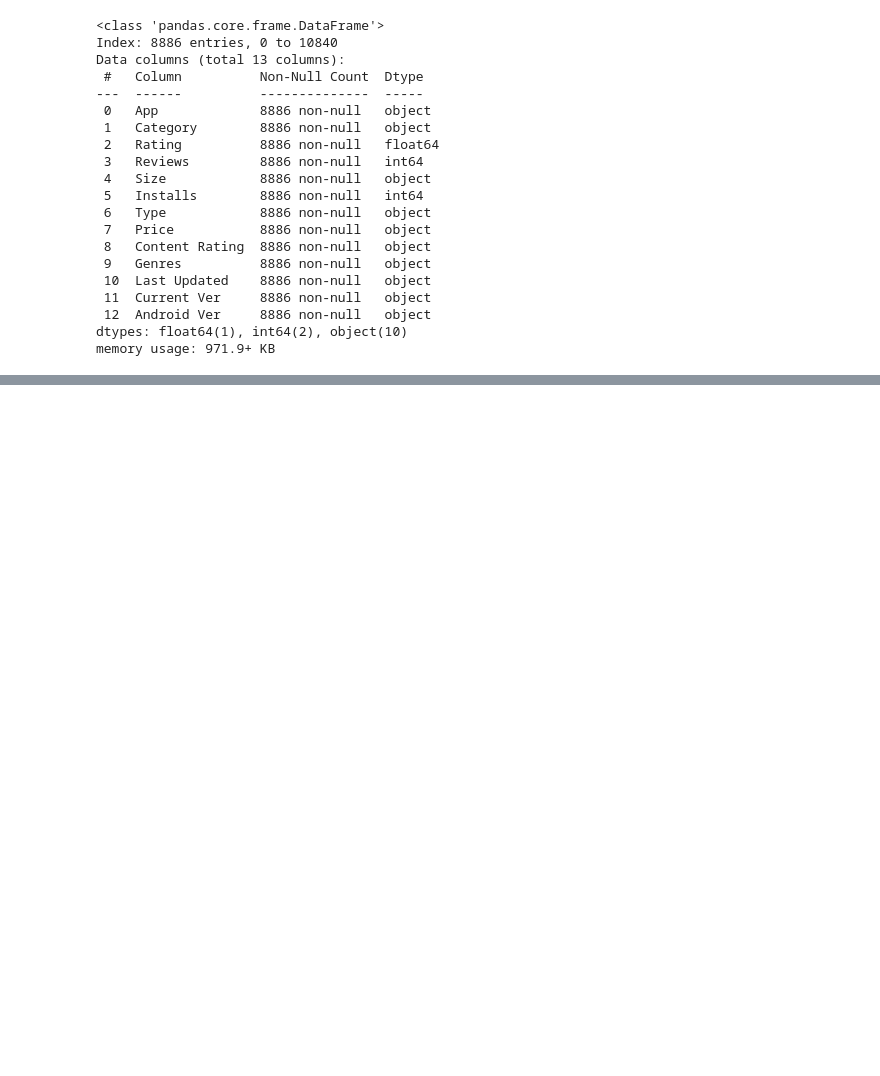
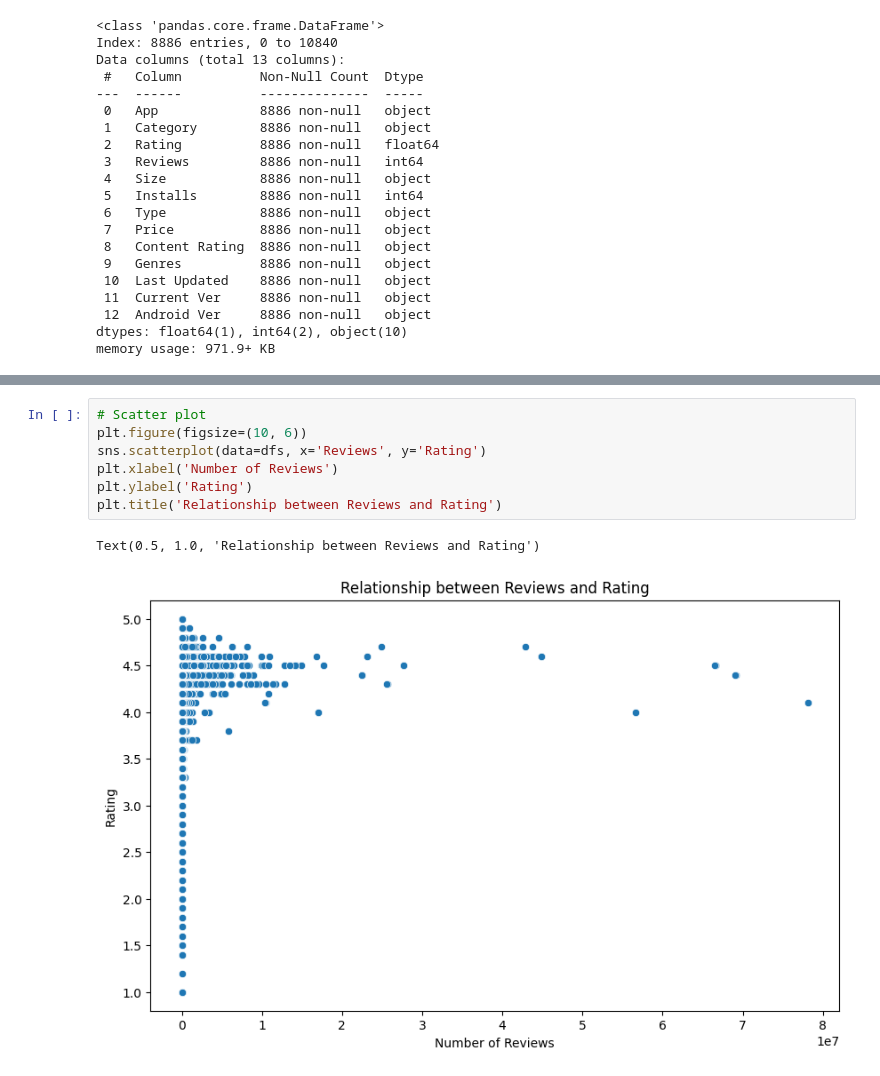
Before and after one commit to Sankrityayana/Exploratory-Data-Analysis-of-Google-App-Store-Data, a Jupyter notebook: EDA_of_Google_Play_Store_Data.ipynb, the cells around one changed output, grey strips where cells are left out. Cells and saved outputs as stored; diff of their text form; blank space fills up the shorter version.

```diff
--- a/EDA_of_Google_Play_Store_Data.ipynb
+++ b/EDA_of_Google_Play_Store_Data.ipynb
@@ -126,0 +138,10 @@ memory usage: 971.9+ KB
+# %%
+# Scatter plot
+plt.figure(figsize=(10, 6))
+sns.scatterplot(data=dfs, x='Reviews', y='Rating')
+plt.xlabel('Number of Reviews')
+plt.ylabel('Rating')
+plt.title('Relationship between Reviews and Rating')
+# %% [output]
+Text(0.5, 1.0, 'Relationship between Reviews and Rating')
+[figure, added]
```
Also changed, not shown: parts of 1 cell of this notebook.
